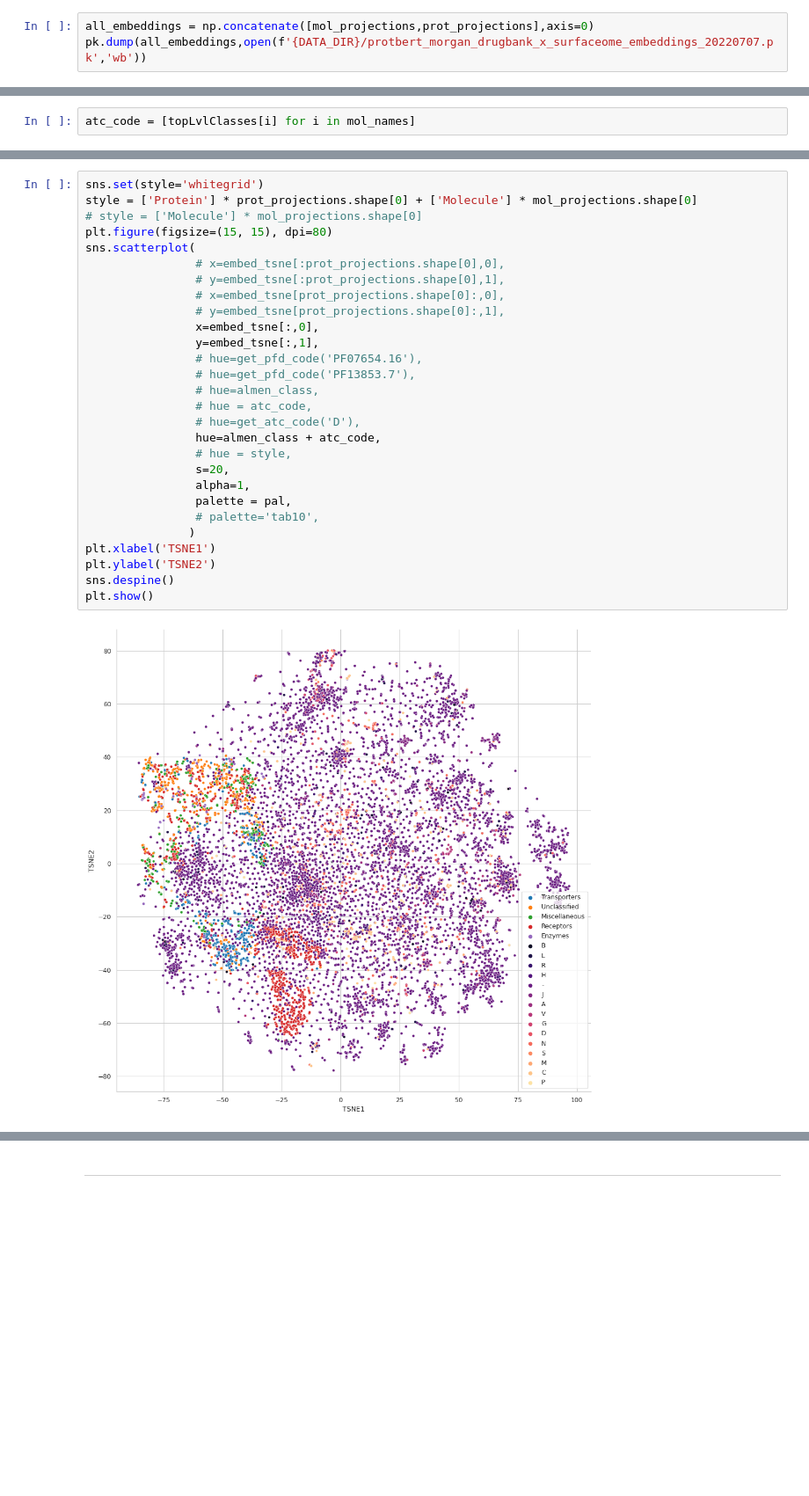
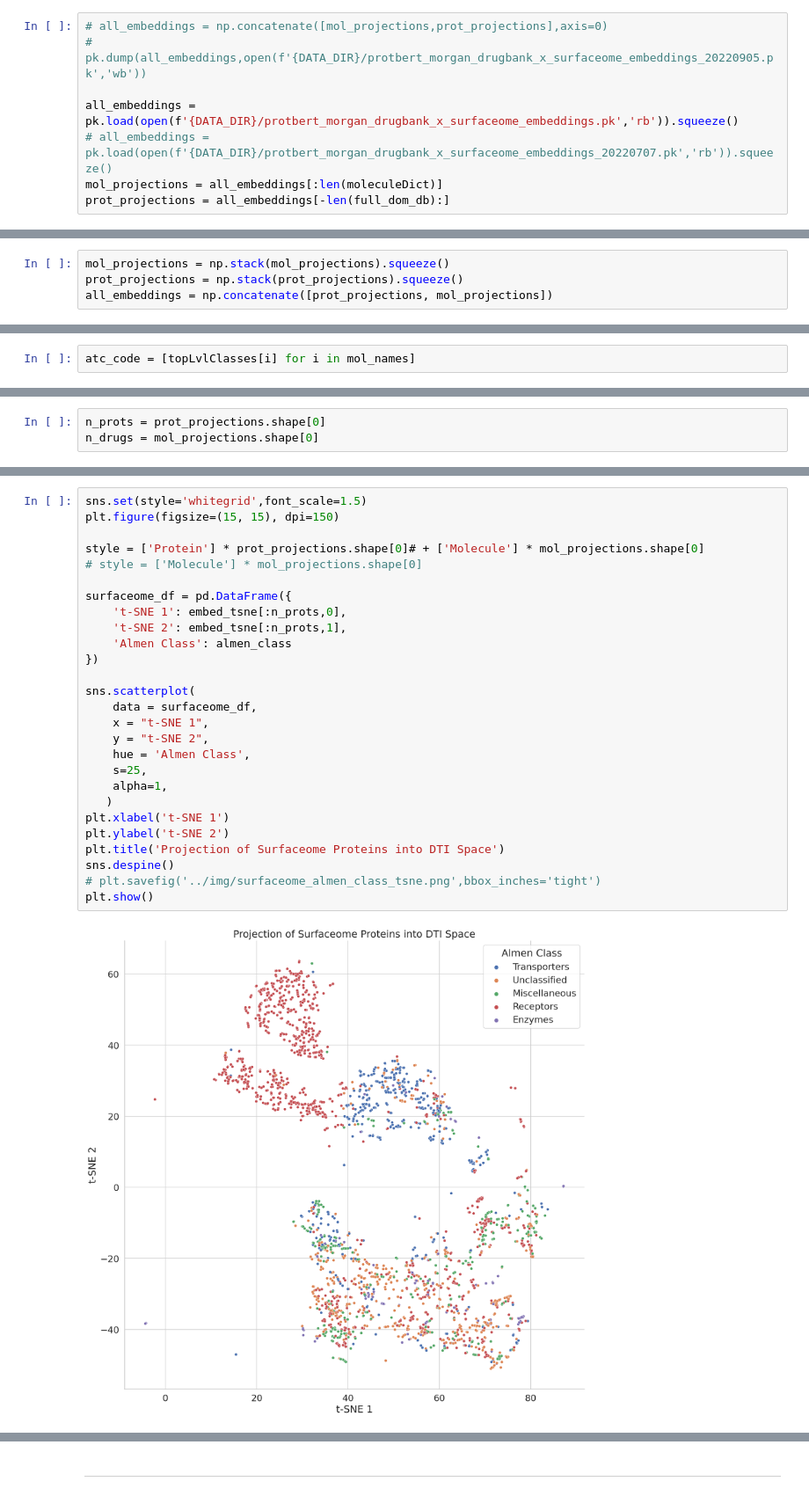
Before and after one commit to samsledje/ConPLex_dev, a Jupyter notebook: nb/DrugBank x Surfaceome.ipynb, the cells around one changed output, grey strips where cells are left out. Shown at 88% size. Drawn from its saved outputs; the diff is of its cells as text; blank space fills up the shorter version.

```diff
--- a/nb/DrugBank x Surfaceome.ipynb
+++ b/nb/DrugBank x Surfaceome.ipynb
@@ -300,3 +304,8 @@ with torch.set_grad_enabled(False):
 # %%
-all_embeddings = np.concatenate([mol_projections,prot_projections],axis=0)
-pk.dump(all_embeddings,open(f'{DATA_DIR}/protbert_morgan_drugbank_x_surfaceome_embeddings_20220707.pk','wb'))
+# all_embeddings = np.concatenate([mol_projections,prot_projections],axis=0)
+# pk.dump(all_embeddings,open(f'{DATA_DIR}/protbert_morgan_drugbank_x_surfaceome_embeddings_20220905.pk','wb'))
+
+all_embeddings = pk.load(open(f'{DATA_DIR}/protbert_morgan_drugbank_x_surfaceome_embeddings.pk','rb')).squeeze()
+# all_embeddings = pk.load(open(f'{DATA_DIR}/protbert_morgan_drugbank_x_surfaceome_embeddings_20220707.pk','rb')).squeeze()
+mol_projections = all_embeddings[:len(moleculeDict)]
+prot_projections = all_embeddings[-len(full_dom_db):]
@@ -330,0 +338,4 @@ embed_tsne = TSNE(metric="cosine").fit_transform(all_embeddings)
+# %%
+mol_projections = np.stack(mol_projections).squeeze()
+prot_projections = np.stack(prot_projections).squeeze()
+all_embeddings = np.concatenate([prot_projections, mol_projections])
@@ -392,0 +409,3 @@ pal = sns.color_palette("tab10", 5) + sns.color_palette("magma", 15)
+# %%
+n_prots = prot_projections.shape[0]
+n_drugs = mol_projections.shape[0]
@@ -393,30 +420,29 @@ pal = sns.color_palette("tab10", 5) + sns.color_palette("magma", 15)
 # %%
-sns.set(style='whitegrid')
-style = ['Protein'] * prot_projections.shape[0] + ['Molecule'] * mol_projections.shape[0]
+sns.set(style='whitegrid',font_scale=1.5)
+plt.figure(figsize=(15, 15), dpi=150)
+
+style = ['Protein'] * prot_projections.shape[0]# + ['Molecule'] * mol_projections.shape[0]
 # style = ['Molecule'] * mol_projections.shape[0]
-plt.figure(figsize=(15, 15), dpi=80)
+
+surfaceome_df = pd.DataFrame({
+    't-SNE 1': embed_tsne[:n_prots,0],
+    't-SNE 2': embed_tsne[:n_prots,1],
+    'Almen Class': almen_class
+})
+
 sns.scatterplot(
-                # x=embed_tsne[:prot_projections.shape[0],0],
-                # y=embed_tsne[:prot_projections.shape[0],1],
-                # x=embed_tsne[prot_projections.shape[0]:,0],
-                # y=embed_tsne[prot_projections.shape[0]:,1],
-                x=embed_tsne[:,0],
-                y=embed_tsne[:,1],
-                # hue=get_pfd_code('PF07654.16'),
-                # hue=get_pfd_code('PF13853.7'),
-                # hue=almen_class,
-                # hue = atc_code,
-                # hue=get_atc_code('D'),
-                hue=almen_class + atc_code,
-                # hue = style,
-                s=20,
-                alpha=1,
-                palette = pal,
-                # palette='tab10',
-               )
-plt.xlabel('TSNE1')
-plt.ylabel('TSNE2')
+    data = surfaceome_df,
+    x = "t-SNE 1",
+    y = "t-SNE 2",
+    hue = 'Almen Class',
+    s=25,
+    alpha=1,
+   )
+plt.xlabel('t-SNE 1')
+plt.ylabel('t-SNE 2')
+plt.title('Projection of Surfaceome Proteins into DTI Space')
 sns.despine()
+# plt.savefig('../img/surfaceome_almen_class_tsne.png',bbox_inches='tight')
 plt.show()
 # %% [output]
-[figure, old version]
+[figure, new version]
```
Also changed, not shown: parts of 40 cells of this notebook, 16 other files.
